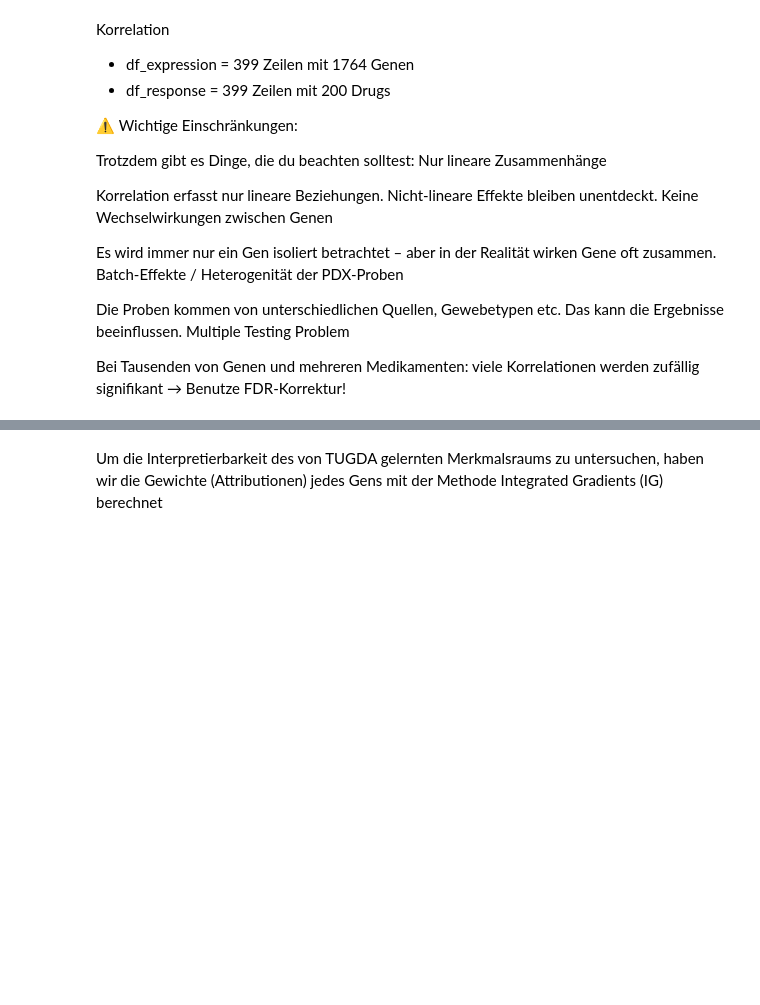
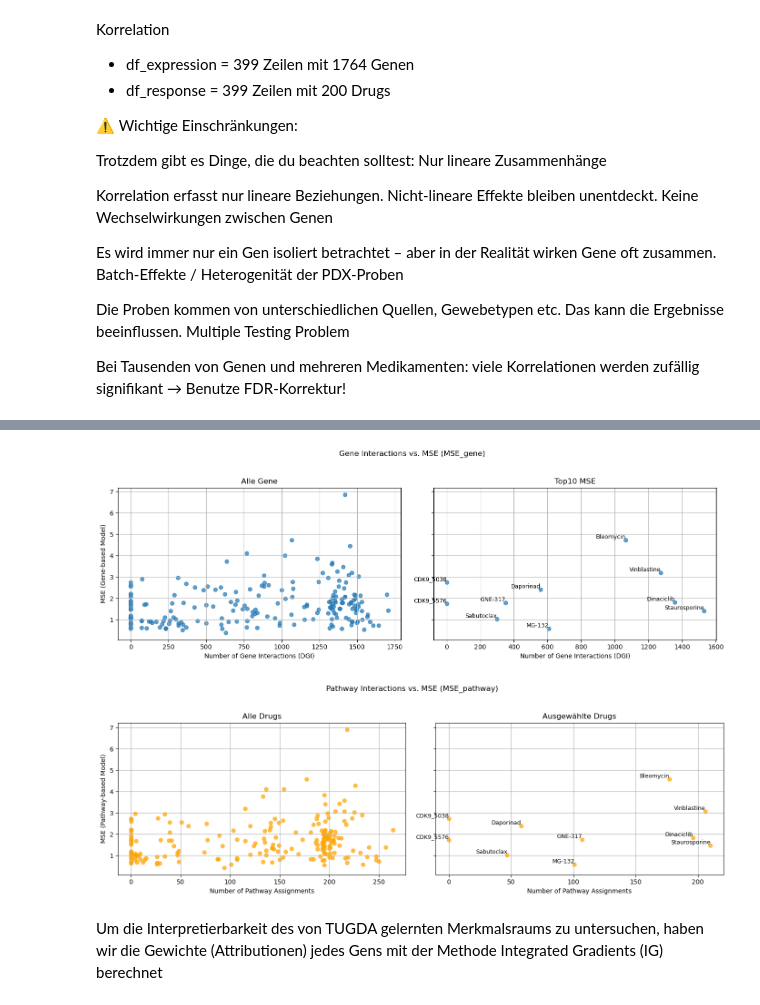
Before and after one commit to txm0324/Bachelor-Thesis, a Jupyter notebook: TUGDA/MSE_Analysis.ipynb, the cells around one changed output, grey strips where cells are left out. Drawn from its saved outputs; the diff is of its cells as text; code cells hidden in the pictures; blank space fills up the shorter version.

```diff
--- a/TUGDA/MSE_Analysis.ipynb
+++ b/TUGDA/MSE_Analysis.ipynb
@@ -654,0 +1112,16 @@ Bei Tausenden von Genen und mehreren Medikamenten: viele Korrelationen werden zu
+# %%
+# Gemeinsame Drugs
+common_drugs = means_gene.index.intersection(means_baseline.index).intersection(means_drugs.index)
+
+# Fehler berechnen
+errors_gene = (means_gene[common_drugs] - means_drugs[common_drugs]).abs()
+errors_baseline = (means_baseline[common_drugs] - means_drugs[common_drugs]).abs()
+
+# Differenz der Fehler: positive Werte = Baseline besser
+error_diff = errors_gene - errors_baseline
+
+# Drugs mit kleinerem Fehler im Baseline-Modell
+baseline_better = error_diff[error_diff > 0].sort_values(ascending=False)
+
+print("📉 Drugs, bei denen das Baseline-Modell besser ist:")
+print(baseline_better.head(10))  # Top 10 Fälle
@@ -655,3 +1141,62 @@ Bei Tausenden von Genen und mehreren Medikamenten: viele Korrelationen werden zu
+# %%
+# Erstelle nebeneinanderliegende Subplots
+fig, axes = plt.subplots(1, 2, figsize=(14, 5), sharey=True)
+
+# Liste der gewünschten Drugs
+selected_drugs_baseline = baseline_better.head(10).index.tolist()
+
+# Filtere den DataFrame auf diese Drugs
+df_selected = df_mse[df_mse.index.isin(selected_drugs_baseline)]
+
+
+# Plot 1: Alle Daten
+axes[0].scatter(df_mse["DGI_interactions"], df_mse["MSE_gene"], alpha=0.7)
+axes[0].set_title("Alle Gene")
+axes[0].set_xlabel("Number of Gene Interactions (DGI)")
+axes[0].set_ylabel("MSE (Gene-based Model)")
+axes[0].grid(True)
+
+# Plot 2: Nur ausgewählte Drugs, mit Beschriftung
+axes[1].scatter(df_selected["DGI_interactions"], df_selected["MSE_gene"], alpha=0.7)
+for idx, row in df_selected.iterrows():
+    axes[1].text(row['DGI_interactions'], row['MSE_gene'], str(idx),
+                 fontsize=9, ha='right', va='bottom')
+axes[1].set_title("Top10 MSE")
+axes[1].set_xlabel("Number of Gene Interactions (DGI)")
+axes[1].grid(True)
+
+# Layout und Anzeige
+plt.suptitle("Gene Interactions vs. MSE (MSE_gene)")
+plt.tight_layout(rect=[0, 0.03, 1, 0.95])
+plt.show()
+
+import matplotlib.pyplot as plt
+
+fig, axes = plt.subplots(1, 2, figsize=(14, 5), sharey=True)
+
+# Plot 1: Alle Daten
+axes[0].scatter(df_mse["Pathway_interactions"], df_mse["MSE_pathway"], alpha=0.7, color="orange")
+axes[0].set_title("Alle Drugs")
+axes[0].set_xlabel("Number of Pathway Assignments")
+axes[0].set_ylabel("MSE (Pathway-based Model)")
+axes[0].grid(True)
+
+# Plot 2: Nur ausgewählte Drugs, mit Beschriftung
+axes[1].scatter(df_selected["Pathway_interactions"], df_selected["MSE_pathway"], alpha=0.7, color="orange")
+for idx, row in df_selected.iterrows():
+    axes[1].text(row['Pathway_interactions'], row['MSE_pathway'], str(idx),
+                 fontsize=9, ha='right', va='bottom')
+axes[1].set_title("Ausgewählte Drugs")
+axes[1].set_xlabel("Number of Pathway Assignments")
+axes[1].grid(True)
+
+# Layout und Anzeige
+plt.suptitle("Pathway Interactions vs. MSE (MSE_pathway)")
+plt.tight_layout(rect=[0, 0.03, 1, 0.95])
+plt.show()
+# %% [output]
+[figure, added]
+[figure, added]
 # %% [markdown]
 Um die Interpretierbarkeit des von TUGDA gelernten Merkmalsraums zu untersuchen, haben wir die Gewichte (Attributionen) jedes Gens mit der Methode Integrated Gradients (IG) berechnet
 # %%
```
Also changed, not shown: parts of 19 cells of this notebook, 4 other files.
